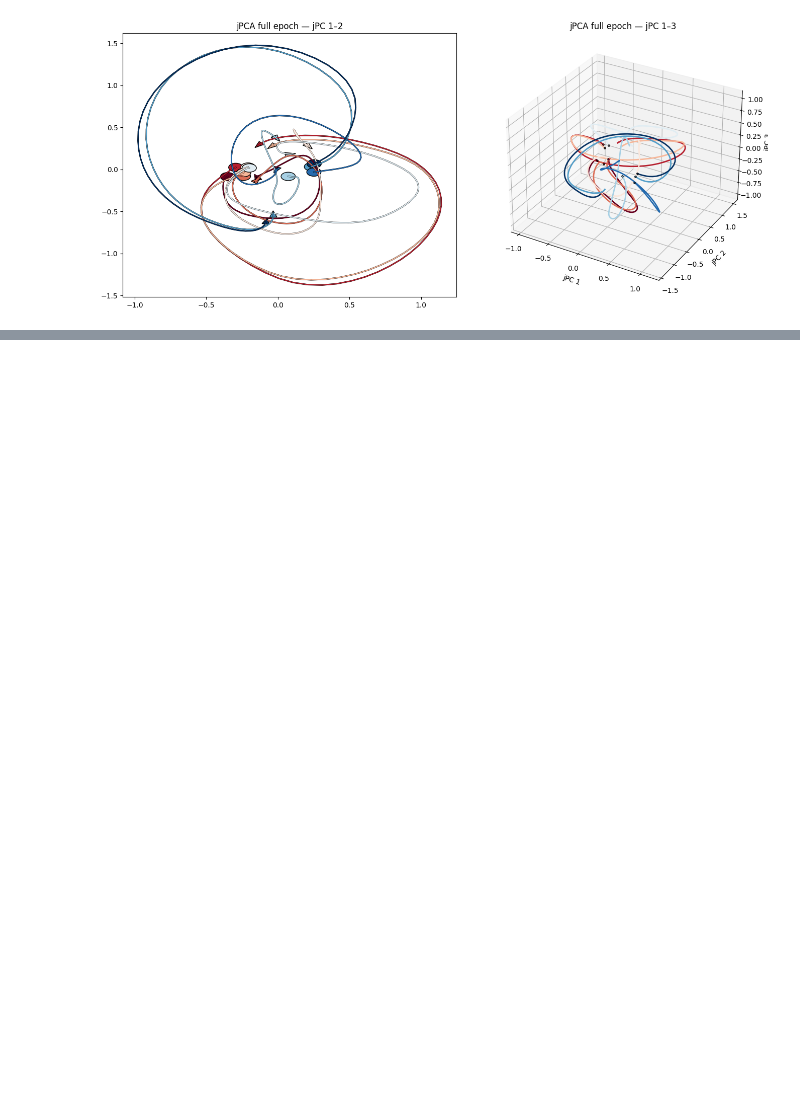
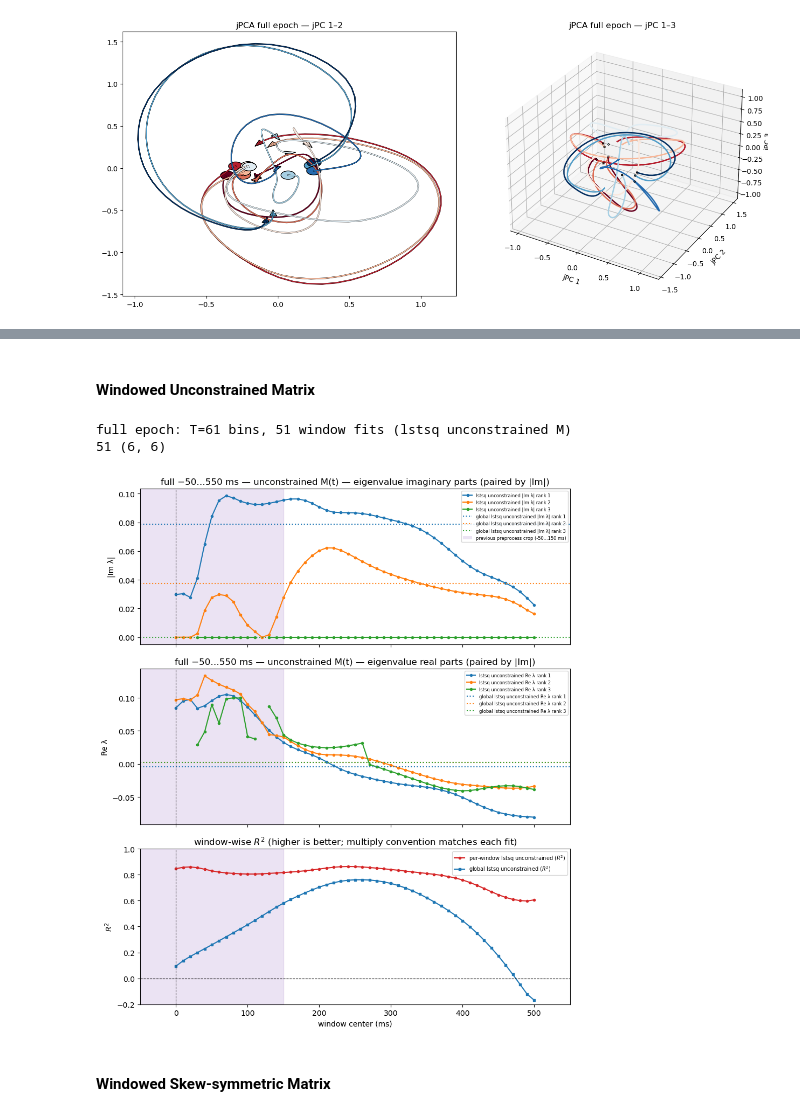
Before and after one commit to Yishu-Li/Time-varyingND, a Jupyter notebook: report.ipynb, the cells around one changed output, grey strips where cells are left out. Saved outputs shown, nothing was run; the diff lists cells and outputs as text; code cells hidden in the pictures; blank space fills up the shorter version.

```diff
--- a/report.ipynb
+++ b/report.ipynb
@@ -226,7 +299,7 @@ sl = times_full_axis.index(t0_full)
 su = times_full_axis.index(t1_full)
 times_full = times_full_axis[sl : su + 1]
 
-WINDOW_LEN_BINS_FULL = 5  # match restricted section or tune independently
+WINDOW_LEN_BINS_FULL = 10  # match restricted section or tune independently
 STEP_BINS_FULL = 1
 n_times_f = data_list_full[0].shape[0]
 half_f = WINDOW_LEN_BINS_FULL // 2
@@ -627,0 +361,57 @@ full epoch: T=61 bins, 0 window fits (skew_sym_regress)
+# %% [markdown]
+#### Windowed Unconstrained Matrix
+# %%
+#Fit time varying unconstrained matrix M(t) for the full timespan
+
+# full-span PCA + sliding fits
+t0_full = int(times_full_axis[0])
+t1_full = int(times_full_axis[-1])
+data_list_full, full_data_var_long, pca_variance_captured_full = preprocess(
+    data, times_full_axis, tstart=t0_full, tend=t1_full
+)
+sl = times_full_axis.index(t0_full)
+su = times_full_axis.index(t1_full)
+times_full = times_full_axis[sl : su + 1]
+
+# trajectory_full_lstq = []
+trajectory_full_unconstrained = []
+
+for center_bin in range(half_f, n_times_f - half_f, STEP_BINS_FULL):
+    bins = bins_for_window(center_bin, WINDOW_LEN_BINS_FULL, n_times_f)
+    X_w, Xdot_w = stack_XY_in_window(data_list_full, bins)
+    # M_ls = np.linalg.lstsq(X_w, Xdot_w, rcond=None)[0]
+    # M_skew_lstq = 0.5 * (M_ls - M_ls.T)
+    # trajectory_full_lstq.append((center_bin, times_full[center_bin], M_skew_lstq))
+    M = np.linalg.lstsq(X_w, Xdot_w, rcond=None)[0]
+    trajectory_full_unconstrained.append((center_bin, times_full[center_bin], M))
+
+trajectory_full = trajectory_full_unconstrained  # alias for older text
+
+print(f"full epoch: T={n_times_f} bins, {len(trajectory_full_unconstrained)} window fits (lstsq unconstrained M)")
+
+M_list = [Msk for _, _, Msk in trajectory_full_unconstrained]
+
+print(len(M_list), M_list[0].shape)
+
+Xgf = np.concatenate([x[:-1] for x in data_list_full])
+Xdgf = np.concatenate([np.diff(x, axis=0) for x in data_list_full])
+M_global_unc = np.linalg.lstsq(Xgf, Xdgf, rcond=None)[0]
+
+diagnose_skew_trajectory(
+    trajectory_full_unconstrained,
+    data_list_full,
+    times_full,
+    WINDOW_LEN_BINS_FULL,
+    title="full −50…550 ms — unconstrained M(t)",
+    M_skew_global=M_global_unc,
+    M_skew_global_label="global lstsq unconstrained",
+    pred_rhs_transpose=False,
+    primary_series_label="lstsq unconstrained",
+    plot_real_part=True,
+)
+# %% [output]
+full epoch: T=61 bins, 51 window fits (lstsq unconstrained M)
+51 (6, 6)
+[figure, added]
+# %% [markdown]
+#### Windowed Skew-symmetric Matrix
```
Also changed, not shown: parts of 26 cells of this notebook, 2 other files.
